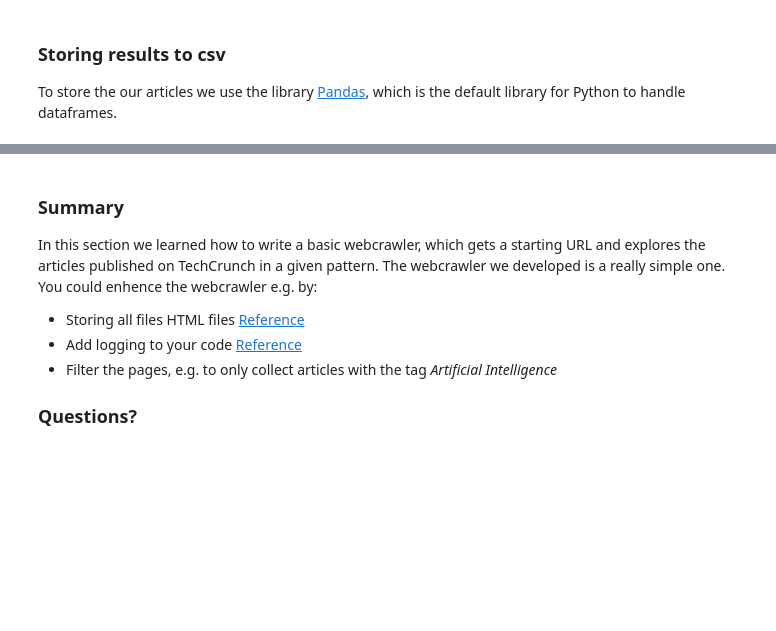
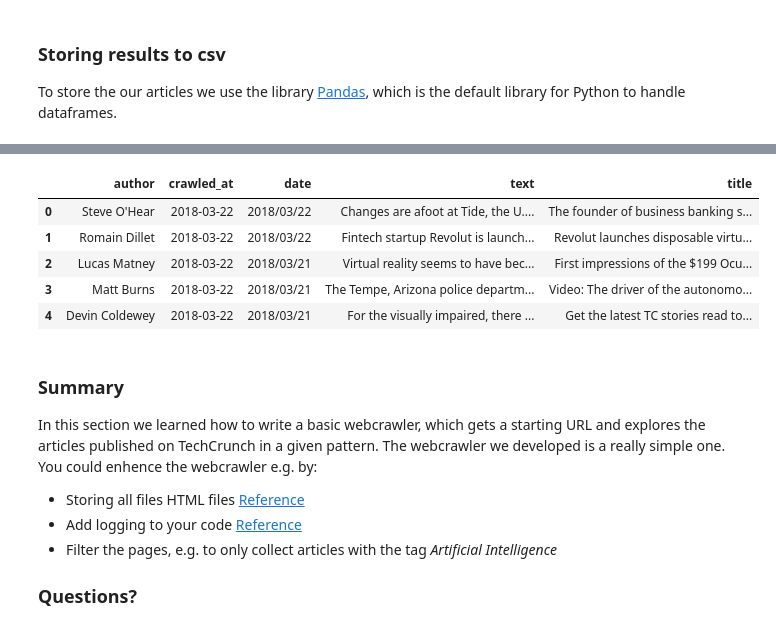
Before and after one commit to mpSchrader/MPI-Webcrawlling-Tutorium, a Jupyter notebook: 02_Low_Level_Crawling_Exercise.ipynb, the cells around one changed output, grey strips where cells are left out. Saved outputs shown, nothing was run; the diff lists cells and outputs as text; code cells hidden in the pictures; blank space fills up the shorter version.

```diff
--- a/02_Low_Level_Crawling_Exercise.ipynb
+++ b/02_Low_Level_Crawling_Exercise.ipynb
@@ -77,8 +113,29 @@ def get_article_info(url, delay=1):
+# %%
+def get_article_info(url, delay=1):
+
+    article = get_page(url)
+
+    title = article.find('h1').text
+    author = article.find('div', {"class": "article__byline"}).find('a').text.strip()
+    text = article.find('div', {"class": "article-content"}).text.strip()
+
+    import datetime
+    date_crawling = str(datetime.date.today())
+
+    article = {
+        'title': title,
+        'author': author,
+        'text': text,
+        'date': '/'.join(url.split('/')[3:6]),
+        'crawled_at': date_crawling
+    }
+
+    return article
 # %% [markdown]
 Test your code:
 # %%
-url = 'https://techcrunch.com/2018/03/02/2018-party-and-sxsw-panels/'
+url = 'https://techcrunch.com/2018/03/22/revolut-launches-disposable-virtual-cards/'
 article = get_article_info(url, delay=0)
 # Shorten text for better readability. Not needed in the real crawler.
-article['text'] = article['text'][:300] + '...'
+#article['text'] = article['text'][:300] + '...'
 article
@@ -91,7 +166,9 @@ def get_next_url(page, base_url):
 
     # TODO: Extract next url
 
-    url = 'https://www.notthispage.com'
+    url = page.find('a', {'class': 'load-more'})
+    url = url.attrs['href']
+
     return url
 # %%
 get_next_url(page, base_url)
@@ -105,6 +184,7 @@ Now we implemented all the important parts, we need to run the crawler. The last
 5. Find reference to next page listing articles
 # %%
 current_url = base_url
+number_of_pages = 2
 
 articles = []
 for n in range(number_of_pages):
@@ -117,5 +197,18 @@ for n in range(number_of_pages):
     # 4. Add the article information to the list articles, containg the information for all articles.
     # 5. Find reference to next page listing articles
 
+    current_page = get_page(current_url)
+
+    article_urls = get_article_urls(current_page)
+
+    for article_url in article_urls:
+        print(article_url)
+        try:
+            info = get_article_info(article_url)
+            articles.append(info)
+        except:
+            pass
+
+    current_url = get_next_url(current_page, base_url)
 
 print('Finished crawling. Found {} Articles'.format(len(articles)))
@@ -125,3 +255,10 @@ To store the our articles we use the library [Pandas](https://pandas.pydata.org/
 # %%
-df = # TODO Create dataframe
+df = pd.DataFrame(articles)
 df.head()
+# %% [output]
+|  | author | crawled_at | date | text | title |
+| 0 | Steve O'Hear | 2018-03-22 | 2018/03/22 | Changes are afoot at Tide, the U.... | The founder of business banking s... |
+| 1 | Romain Dillet | 2018-03-22 | 2018/03/22 | Fintech startup Revolut is launch... | Revolut launches disposable virtu... |
+| 2 | Lucas Matney | 2018-03-22 | 2018/03/21 | Virtual reality seems to have bec... | First impressions of the $199 Ocu... |
+| 3 | Matt Burns | 2018-03-22 | 2018/03/21 | The Tempe, Arizona police departm... | Video: The driver of the autonomo... |
+| 4 | Devin Coldewey | 2018-03-22 | 2018/03/21 | For the visually impaired, there ... | Get the latest TC stories read to... |
```
Also changed, not shown: parts of 13 cells of this notebook, 2 other files.
